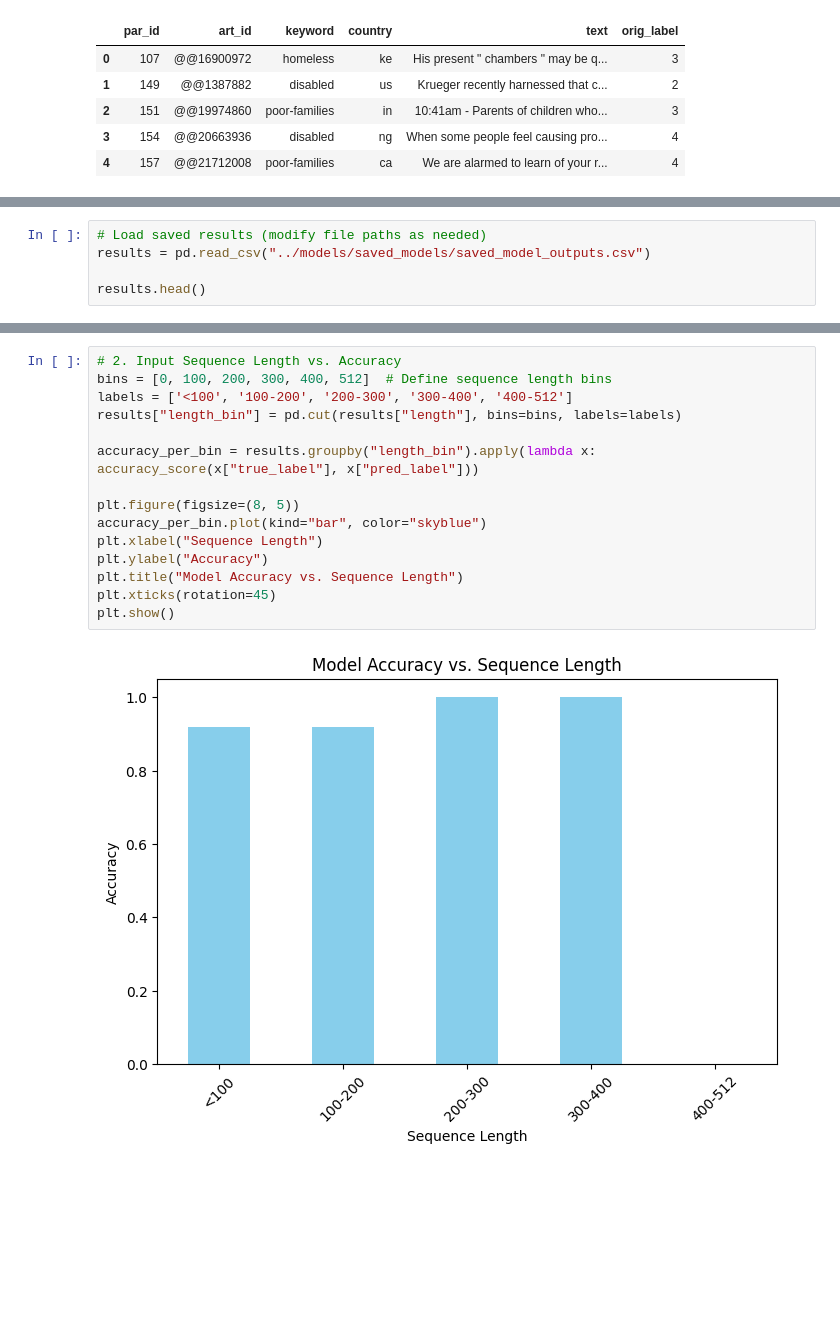
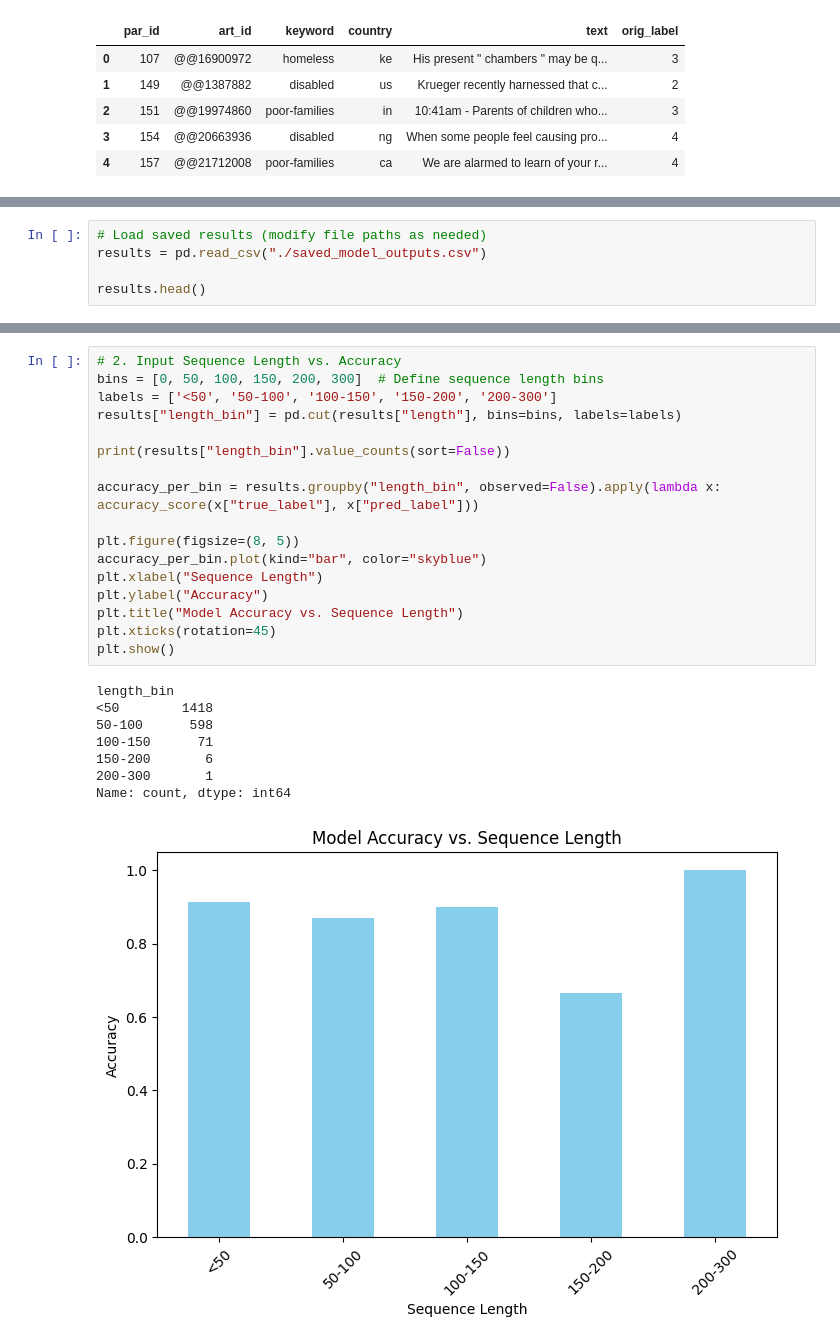
Before and after one commit to UnheardChunk/PCL-Detection, a Jupyter notebook: analysis/model_analysis.ipynb, the cells around one changed output, grey strips where cells are left out. Drawn from its saved outputs; the diff is of its cells as text; blank space fills up the shorter version.

Commit message:
Perform analysis on final model

```diff
--- a/analysis/model_analysis.ipynb
+++ b/analysis/model_analysis.ipynb
@@ -158,7 +157,7 @@ weighted avg       0.92      0.92      0.92      2094
 Results saved to saved_model_outputs.csv
 # %%
 # Load saved results (modify file paths as needed)
-results = pd.read_csv("../models/saved_models/saved_model_outputs.csv")
+results = pd.read_csv("./saved_model_outputs.csv")
 
 results.head()
 # %% [output]
@@ -202,20 +201,29 @@ Passing `palette` without assigning `hue` is deprecated and will be removed in v
 # %%
 # 2. Input Sequence Length vs. Accuracy
-bins = [0, 100, 200, 300, 400, 512]  # Define sequence length bins
-labels = ['<100', '100-200', '200-300', '300-400', '400-512']
+bins = [0, 50, 100, 150, 200, 300]  # Define sequence length bins
+labels = ['<50', '50-100', '100-150', '150-200', '200-300']
 results["length_bin"] = pd.cut(results["length"], bins=bins, labels=labels)
 
-accuracy_per_bin = results.groupby("length_bin").apply(lambda x: accuracy_score(x["true_label"], x["pred_label"]))
+print(results["length_bin"].value_counts(sort=False))
+
+accuracy_per_bin = results.groupby("length_bin", observed=False).apply(lambda x: accuracy_score(x["true_label"], x["pred_label"]))
 
 plt.figure(figsize=(8, 5))
 accuracy_per_bin.plot(kind="bar", color="skyblue")
 plt.xlabel("Sequence Length")
 plt.ylabel("Accuracy")
 plt.title("Model Accuracy vs. Sequence Length")
 plt.xticks(rotation=45)
 plt.show()
 # %% [output]
+length_bin
+<50        1418
+50-100      598
+100-150      71
+150-200       6
+200-300       1
+Name: count, dtype: int64
-[figure, old version]
+[figure, new version]
 # %%
 # 3. Model Performance Across Data Categories
 category_accuracy = results.groupby("keyword").apply(lambda x: accuracy_score(x["true_label"], x["pred_label"]))
```
Also changed, not shown: parts of 11 cells of this notebook, 4 other files.
